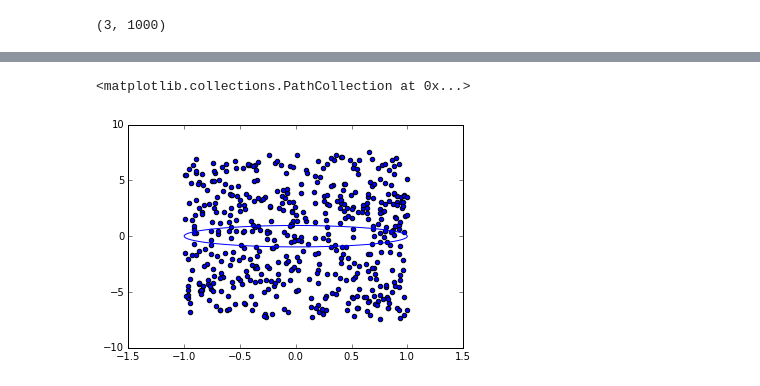
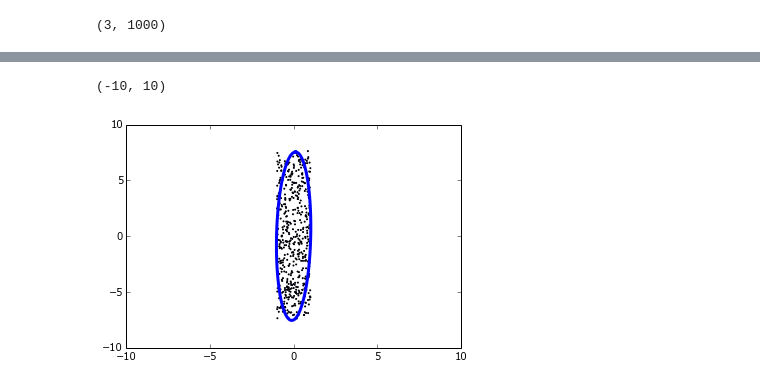
Before and after one commit to jngaravitoc/shapes, a Jupyter notebook: Inertia_tensor_method.ipynb, the cells around one changed output, grey strips where cells are left out. Drawn from its saved outputs; the diff is of its cells as text; code cells hidden in the pictures.

```diff
--- a/Inertia_tensor_method.ipynb
+++ b/Inertia_tensor_method.ipynb
@@ -266,8 +245,9 @@ zt = np.zeros(100)
 x_rot = one_tensor(xt, yt, zt)
 x_Rot = dot(evec, x_rot)
 # %%
-plot(x_Rot[0,:], x_Rot[1,:])
-scatter(x, y)
+plot(x_Rot[0,:], x_Rot[1,:], lw=3)
+scatter(x, y, s=1)
+xlim(-10, 10)
 # %% [output]
-<matplotlib.collections.PathCollection at 0x...>
+(-10, 10)
-[figure, old version]
+[figure, new version]
```
Also changed, not shown: parts of 14 cells of this notebook.
